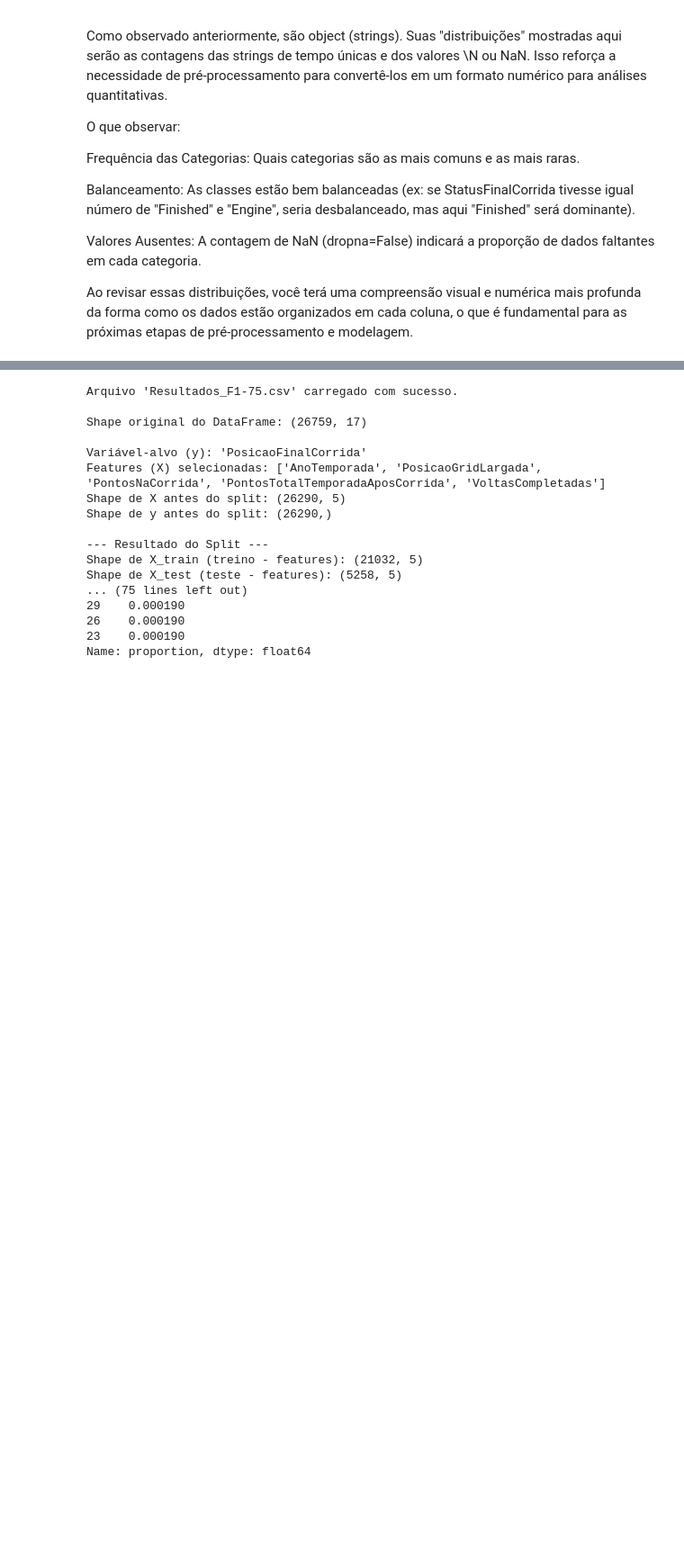
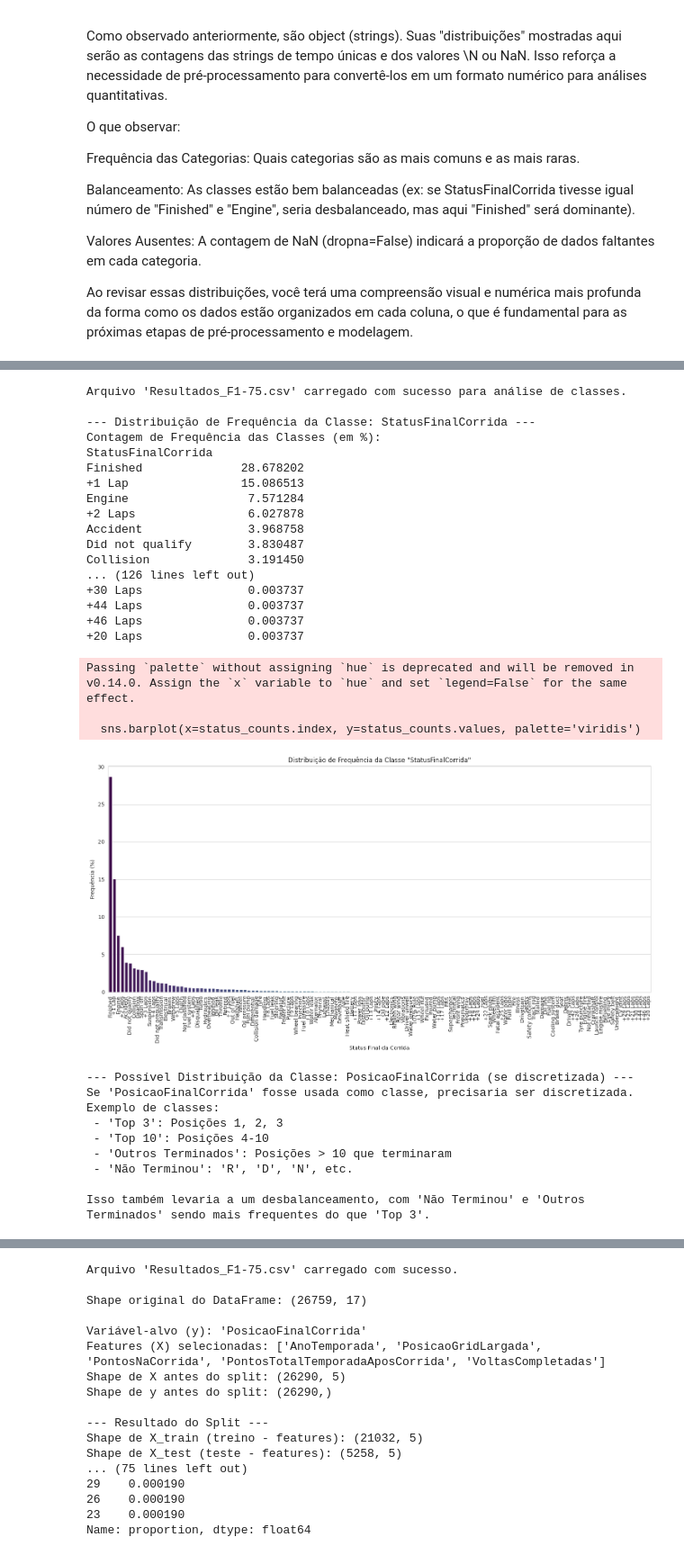
Before and after one commit to emersonvasconcelos/f1, a Jupyter notebook: MVP_F1_Warm_Up.ipynb, the cells around one changed output, grey strips where cells are left out. Shown at 90% size. Drawn from its saved outputs; the diff is of its cells as text; code cells hidden in the pictures; blank space fills up the shorter version.

```diff
--- a/MVP_F1_Warm_Up.ipynb
+++ b/MVP_F1_Warm_Up.ipynb
@@ -1153,0 +1568,72 @@ print(df.info())
+# %%
+import pandas as pd
+import matplotlib.pyplot as plt
+import seaborn as sns
+
+# Configurações de visualização para melhor clareza no Colab
+sns.set_style("whitegrid")
+plt.rcParams['figure.figsize'] = (12, 7)
+plt.rcParams['figure.dpi'] = 100
+
+# Carregar o arquivo CSV exportado
+try:
+    Resultados_F1_75 = pd.read_csv('Resultados_F1-75.csv')
+    print("Arquivo 'Resultados_F1-75.csv' carregado com sucesso para análise de classes.")
+except FileNotFoundError:
+    print("Erro: 'Resultados_F1-75.csv' não encontrado. Certifique-se de que o arquivo foi gerado e está no diretório correto.")
+    exit()
+
+print("\n--- Distribuição de Frequência da Classe: StatusFinalCorrida ---")
+
+# Obter a contagem de frequência de cada classe
+status_counts = Resultados_F1_75['StatusFinalCorrida'].value_counts(normalize=True) * 100 # Em percentual
+print("Contagem de Frequência das Classes (em %):")
+print(status_counts.to_string())
+
+# Plotar a distribuição de frequência
+plt.figure(figsize=(15, 8))
+sns.barplot(x=status_counts.index, y=status_counts.values, palette='viridis')
+plt.title('Distribuição de Frequência da Classe "StatusFinalCorrida"')
+plt.xlabel('Status Final da Corrida')
+plt.ylabel('Frequência (%)')
+plt.xticks(rotation=90) # Gira os rótulos do eixo X para melhor legibilidade
+plt.tight_layout() # Ajusta o layout para evitar sobreposição
+plt.show()
+
+print("\n--- Possível Distribuição da Classe: PosicaoFinalCorrida (se discretizada) ---")
+print("Se 'PosicaoFinalCorrida' fosse usada como classe, precisaria ser discretizada. Exemplo de classes:")
+print(" - 'Top 3': Posições 1, 2, 3")
+print(" - 'Top 10': Posições 4-10")
+print(" - 'Outros Terminados': Posições > 10 que terminaram")
+print(" - 'Não Terminou': 'R', 'D', 'N', etc.")
+print("\nIsso também levaria a um desbalanceamento, com 'Não Terminou' e 'Outros Terminados' sendo mais frequentes do que 'Top 3'.")
+# %% [output]
+Arquivo 'Resultados_F1-75.csv' carregado com sucesso para análise de classes.
+
+--- Distribuição de Frequência da Classe: StatusFinalCorrida ---
+Contagem de Frequência das Classes (em %):
+StatusFinalCorrida
+Finished              28.678202
++1 Lap                15.086513
+Engine                 7.571284
++2 Laps                6.027878
+Accident               3.968758
+Did not qualify        3.830487
+Collision              3.191450
+... (126 lines left out)
++30 Laps               0.003737
++44 Laps               0.003737
++46 Laps               0.003737
++20 Laps               0.003737
+Passing `palette` without assigning `hue` is deprecated and will be removed in v0.14.0. Assign the `x` variable to `hue` and set `legend=False` for the same effect.
+
+  sns.barplot(x=status_counts.index, y=status_counts.values, palette='viridis')
+[figure, added]
+--- Possível Distribuição da Classe: PosicaoFinalCorrida (se discretizada) ---
+Se 'PosicaoFinalCorrida' fosse usada como classe, precisaria ser discretizada. Exemplo de classes:
+ - 'Top 3': Posições 1, 2, 3
+ - 'Top 10': Posições 4-10
+ - 'Outros Terminados': Posições > 10 que terminaram
+ - 'Não Terminou': 'R', 'D', 'N', etc.
+
+Isso também levaria a um desbalanceamento, com 'Não Terminou' e 'Outros Terminados' sendo mais frequentes do que 'Top 3'.
```
Also changed, not shown: parts of 125 cells of this notebook.
